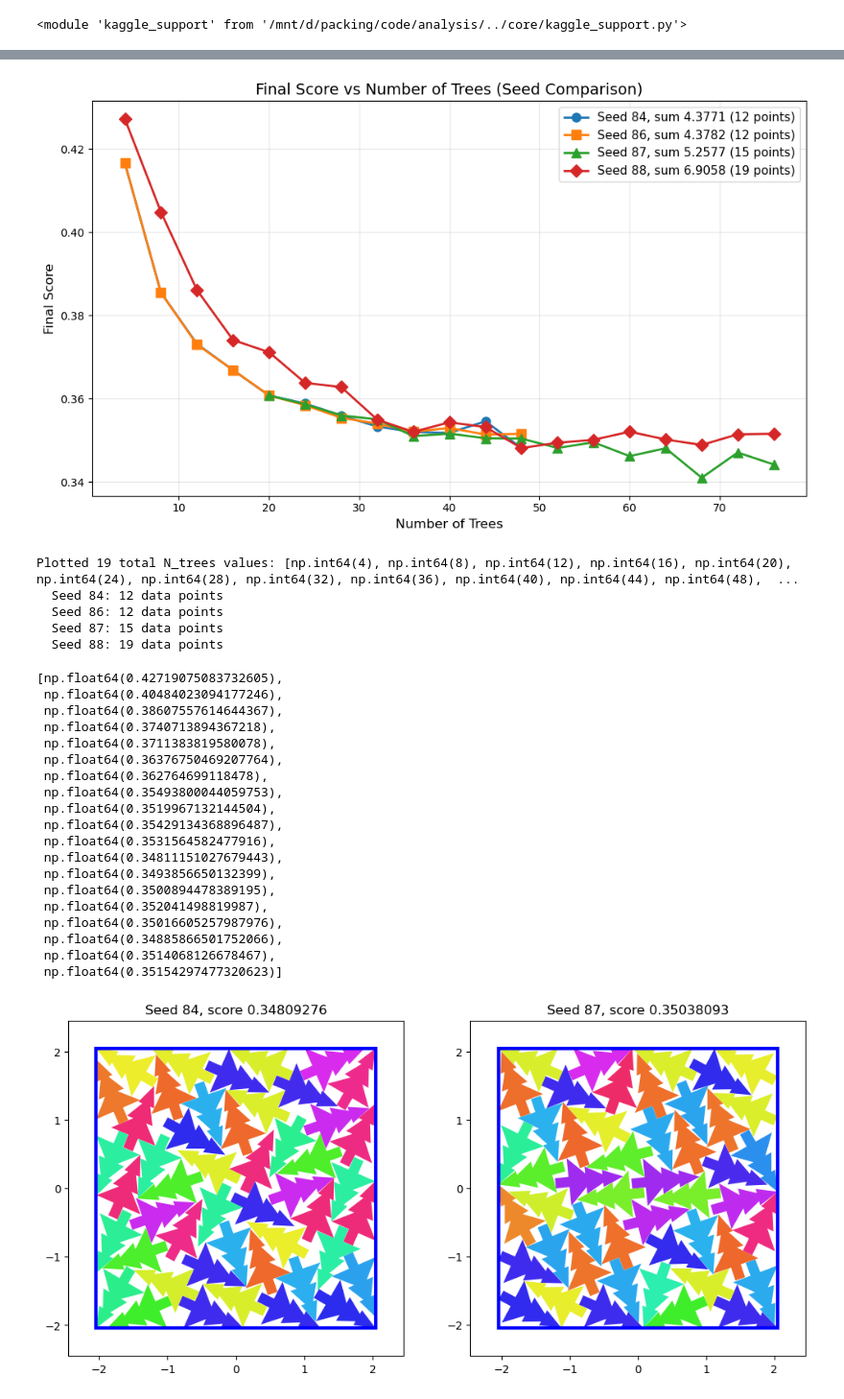
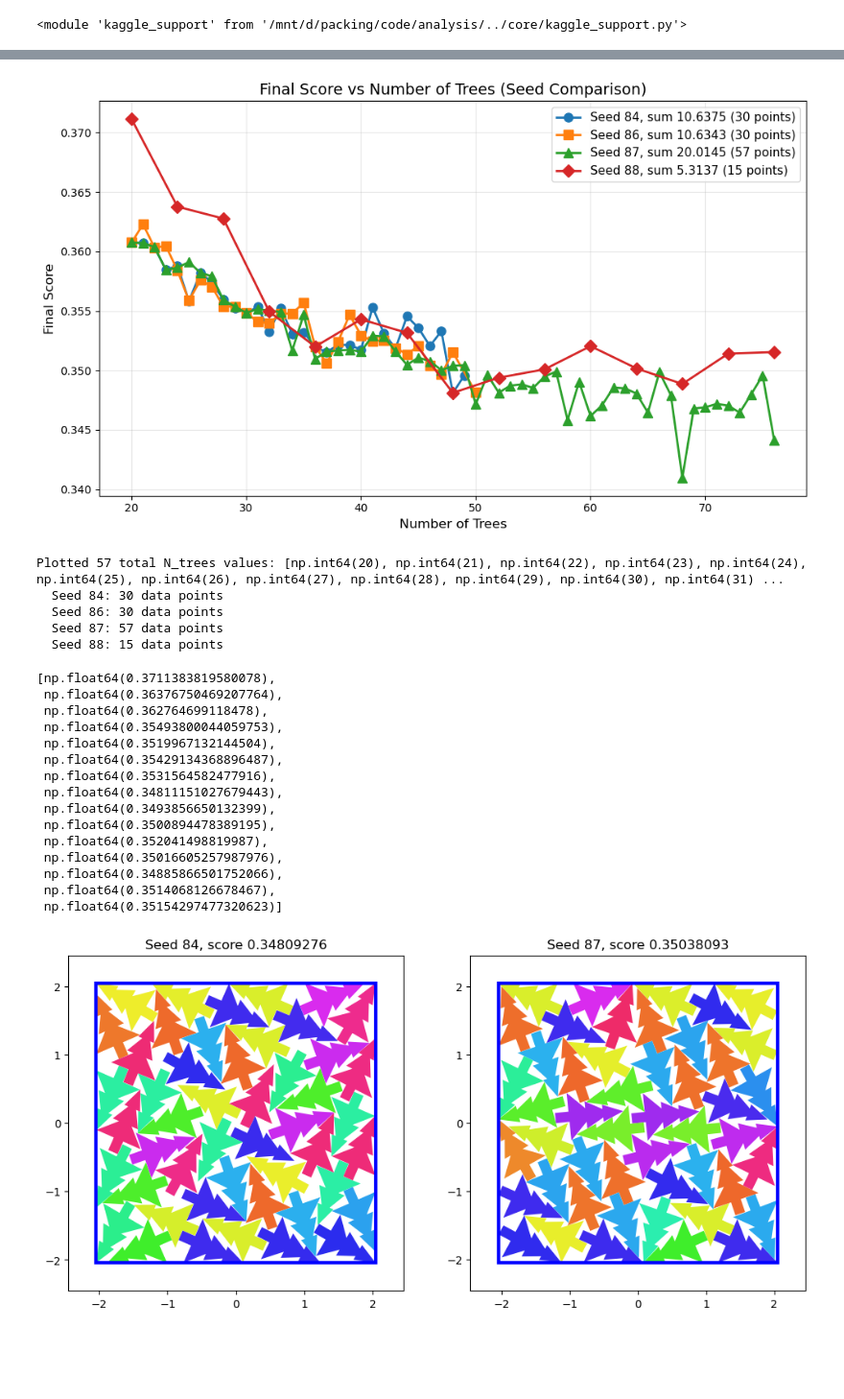
Before and after one commit to jcottaar/packing, a Jupyter notebook: analysis/compare_runs2.ipynb, the cells around one changed output, grey strips where cells are left out. Shown at 96% size. Cells and saved outputs as stored; diff of their text form; code cells hidden in the pictures; blank space fills up the shorter version.

```diff
--- a/analysis/compare_runs2.ipynb
+++ b/analysis/compare_runs2.ipynb
@@ -15,7 +15,7 @@ WARNING: CUDA MPS not active
 # %%
 import numpy as np
 import glob
-for N_trees in np.arange(4,201,4):
+for N_trees in np.arange(2,69,2):
     files = glob.glob(kgs.temp_dir + f'/controller_runs/done/ga_N{N_trees}_*.pickle')
     #print(N_trees,files)
     if len(files)>1:
@@ -28,4 +28,5 @@ for N_trees in np.arange(4,201,4):
         plt.xlabel('Number of generations')
         plt.ylabel('Score (before legalize)')
         plt.grid()
+        plt.pause(0.001)
 # %% [output]
@@ -45,6 +46,6 @@ for N_trees in np.arange(4,201,4):
 # %%
 # Compare final scores across multiple seeds
-SEEDS_TO_DO = [84, 86, 87, 88]
+SEEDS_TO_DO = [84, 86, 87, 88, 89]
 
 import numpy as np
 import glob
@@ -54,7 +55,7 @@ import re
 # Collect final scores for each seed
 seed_scores = {seed: {} for seed in SEEDS_TO_DO}
 
-for N_trees in np.arange(4,201,4):
+for N_trees in np.arange(20,2,201):
     files = glob.glob(kgs.temp_dir + f'/*runs/done/ga_N{N_trees}_*.pickle')
 
     for f in files:
@@ -94,44 +95,40 @@ if all_N_trees:
         # Get values for this seed (None for missing data)
         n_trees_list = []
         values = []
         for n in all_N_trees:
             if n in seed_scores[seed]:
                 n_trees_list.append(n)
                 values.append(seed_scores[seed][n])
 
         if values:  # Only plot if there's at least one value
             marker = markers[i % len(markers)]
             plt.plot(n_trees_list, values, marker=marker, linestyle='-',
                     label=f'Seed {seed}, sum {np.sum(values):.4f} ({len(values)} points)',
                     linewidth=2, markersize=8)
 
     plt.xlabel('Number of Trees', fontsize=12)
     plt.ylabel('Final Score', fontsize=12)
     plt.title('Final Score vs Number of Trees (Seed Comparison)', fontsize=14)
     plt.legend(fontsize=11)
     plt.grid(True, alpha=0.3)
     plt.tight_layout()
     plt.show()
 
     print(f"Plotted {len(all_N_trees)} total N_trees values: {all_N_trees}")
     for seed in SEEDS_TO_DO:
         print(f"  Seed {seed}: {len(seed_scores[seed])} data points")
 else:
     print("No N_trees values found")
 
 values
 # %% [output]
-[figure, old version]
+[figure, new version]
-Plotted 19 total N_trees values: [np.int64(4), np.int64(8), np.int64(12), np.int64(16), np.int64(20), np.int64(24), np.int64(28), np.int64(32), np.int64(36), np.int64(40), np.int64(44), np.int64(48),  ...
-  Seed 84: 12 data points
-  Seed 86: 12 data points
-  Seed 87: 15 data points
-  Seed 88: 19 data points
+Plotted 57 total N_trees values: [np.int64(20), np.int64(21), np.int64(22), np.int64(23), np.int64(24), np.int64(25), np.int64(26), np.int64(27), np.int64(28), np.int64(29), np.int64(30), np.int64(31) ...
+  Seed 84: 30 data points
+  Seed 86: 30 data points
+  Seed 87: 57 data points
+  Seed 88: 15 data points
-[np.float64(0.42719075083732605),
- np.float64(0.40484023094177246),
- np.float64(0.38607557614644367),
- np.float64(0.3740713894367218),
- np.float64(0.3711383819580078),
+[np.float64(0.3711383819580078),
  np.float64(0.36376750469207764),
  np.float64(0.362764699118478),
  np.float64(0.35493800044059753),
```
Also changed, not shown: parts of 1 cell of this notebook, 6 other files.
